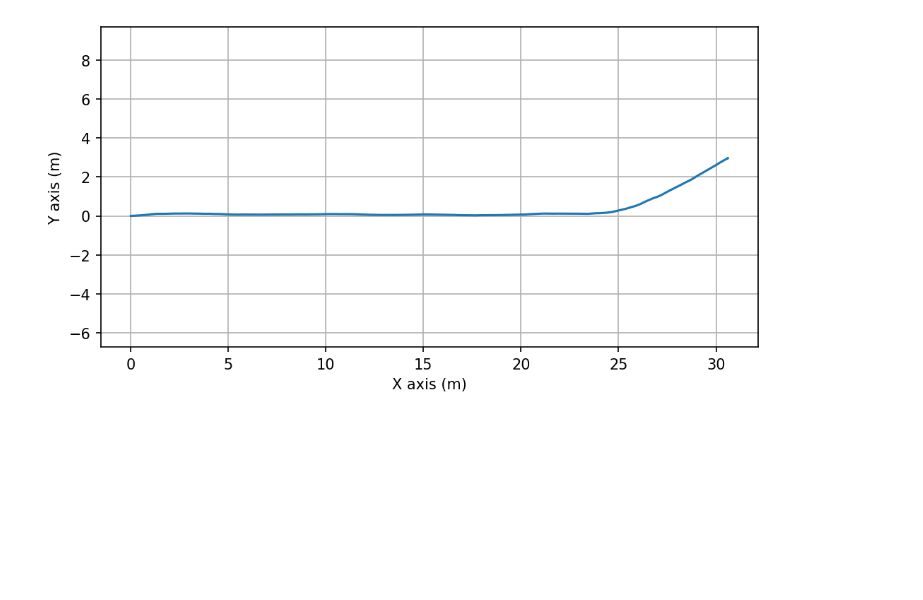
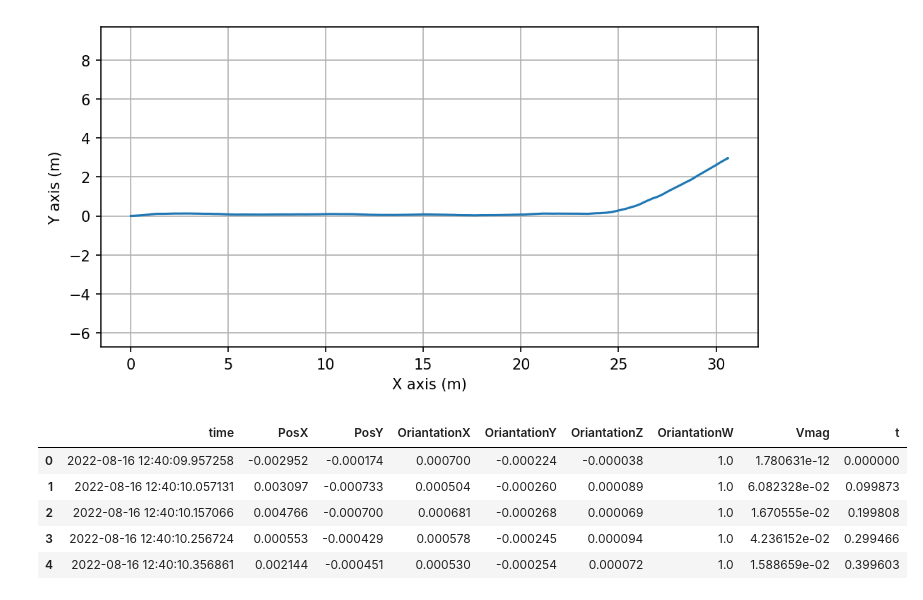
Before and after one commit to mfkiwl/IMU-Velcoity-Position, a Jupyter notebook: wayPointsGenration.ipynb, the cells around one changed output. Saved outputs shown, nothing was run; the diff lists cells and outputs as text; code cells hidden in the pictures; blank space fills up the shorter version.

```diff
--- a/wayPointsGenration.ipynb
+++ b/wayPointsGenration.ipynb
@@ -95,3 +95,12 @@ plt.plot(df.PosX , df.PosY)
 # %% [output]
 [<matplotlib.lines.Line2D at 0x...>]
 [figure]
+# %%
+df.head()
+# %% [output]
+|  | time | PosX | PosY | OriantationX | OriantationY | OriantationZ | OriantationW | Vmag | t |
+| 0 | 2022-08-16 12:40:09.957258 | -0.002952 | -0.000174 | 0.000700 | -0.000224 | -0.000038 | 1.0 | 1.780631e-12 | 0.000000 |
+| 1 | 2022-08-16 12:40:10.057131 | 0.003097 | -0.000733 | 0.000504 | -0.000260 | 0.000089 | 1.0 | 6.082328e-02 | 0.099873 |
+| 2 | 2022-08-16 12:40:10.157066 | 0.004766 | -0.000700 | 0.000681 | -0.000268 | 0.000069 | 1.0 | 1.670555e-02 | 0.199808 |
+| 3 | 2022-08-16 12:40:10.256724 | 0.000553 | -0.000429 | 0.000578 | -0.000245 | 0.000094 | 1.0 | 4.236152e-02 | 0.299466 |
+| 4 | 2022-08-16 12:40:10.356861 | 0.002144 | -0.000451 | 0.000530 | -0.000254 | 0.000072 | 1.0 | 1.588659e-02 | 0.399603 |
```
Also changed, not shown: parts of 18 cells of this notebook.
